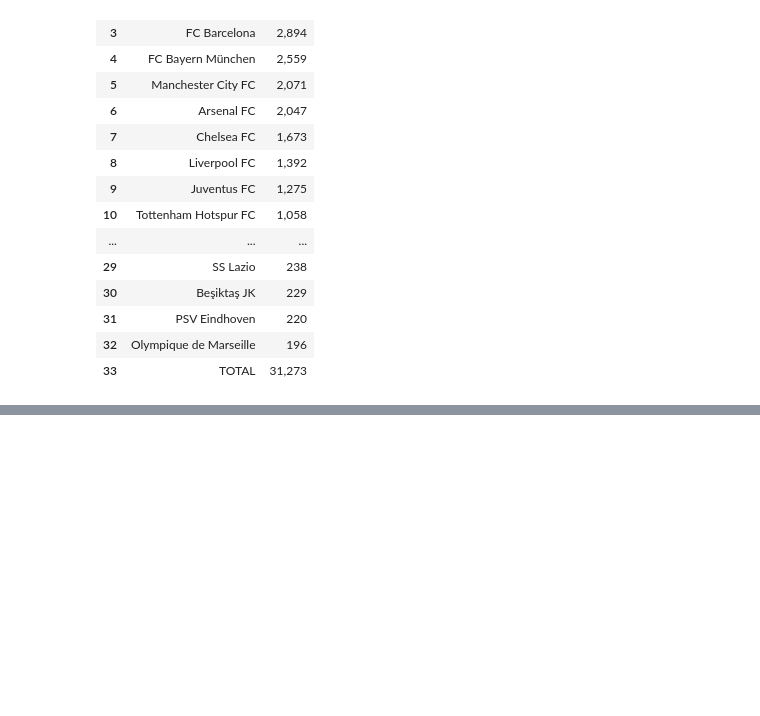
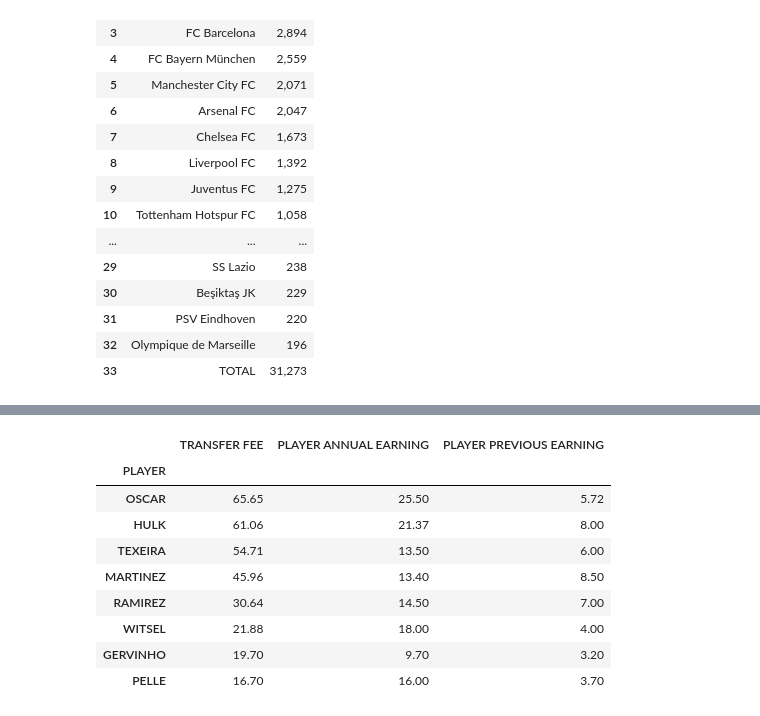
Before and after one commit to chrgavalas/data-projects, a Jupyter notebook: code/project8/China Soccer.ipynb, the cells around one changed output, grey strips where cells are left out. Drawn from its saved outputs; the diff is of its cells as text; code cells hidden in the pictures; blank space fills up the shorter version.

```diff
--- a/code/project8/China Soccer.ipynb
+++ b/code/project8/China Soccer.ipynb
@@ -159,0 +216,14 @@ dtype: object
+# %%
+df_players = df_players.set_index("PLAYER")
+df_players
+# %% [output]
+|  | TRANSFER FEE | PLAYER ANNUAL EARNING | PLAYER PREVIOUS EARNING |
+| PLAYER |  |  |  |
+| OSCAR | 65.65 | 25.50 | 5.72 |
+| HULK | 61.06 | 21.37 | 8.00 |
+| TEXEIRA | 54.71 | 13.50 | 6.00 |
+| MARTINEZ | 45.96 | 13.40 | 8.50 |
+| RAMIREZ | 30.64 | 14.50 | 7.00 |
+| WITSEL | 21.88 | 18.00 | 4.00 |
+| GERVINHO | 19.70 | 9.70 | 3.20 |
+| PELLE | 16.70 | 16.00 | 3.70 |
```
Also changed, not shown: parts of 9 cells of this notebook, 10 other files.
